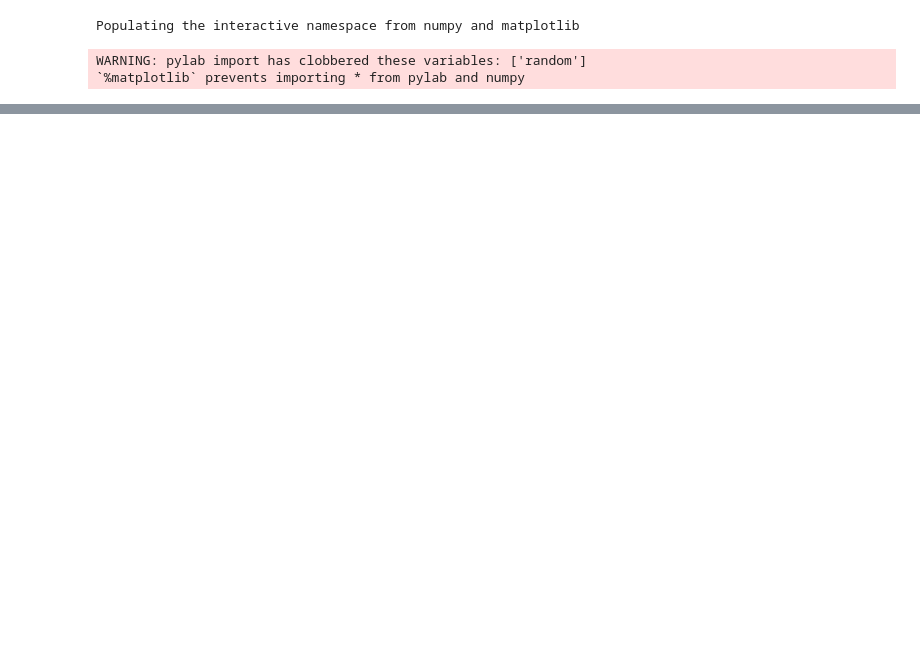
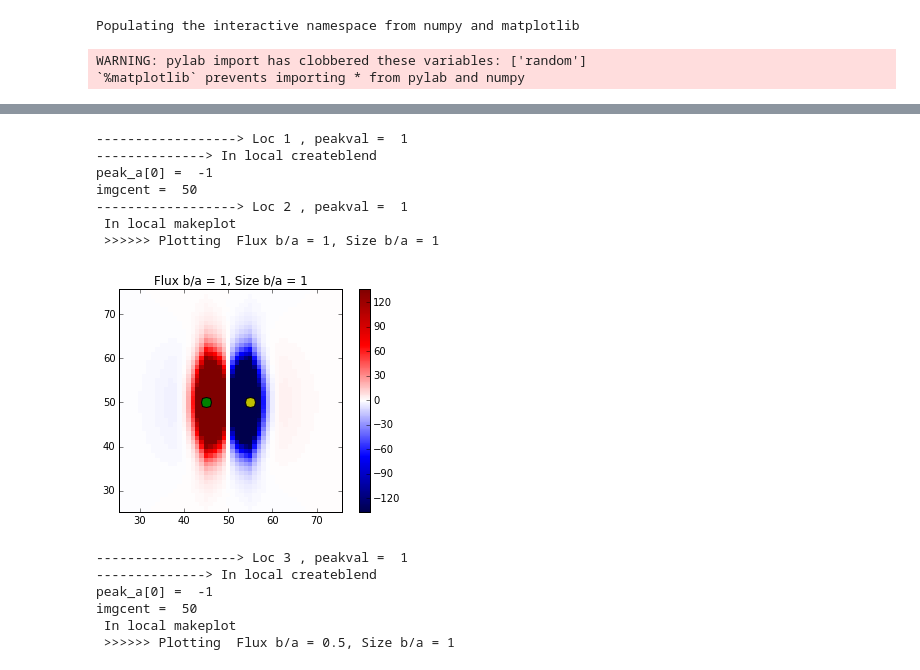
Before and after one commit to alvarezcl/galsim_work, a Jupyter notebook: mssgversion_code/mssg_deblendAndPlotResids.ipynb, the cells around one changed output, grey strips where cells are left out. Saved outputs shown, nothing was run; the diff lists cells and outputs as text; code cells hidden in the pictures; blank space fills up the shorter version.

```diff
--- a/mssgversion_code/mssg_deblendAndPlotResids.ipynb
+++ b/mssgversion_code/mssg_deblendAndPlotResids.ipynb
@@ -318,0 +340,80 @@ Plotting resid
+# %%
+
+##################
+peakval =1
+
+print "------------------> Loc 1 , peakval = ", peakval
+
+flux_bTOa = 1
+size_bTOa = 1
+blend, unblends = create_blend(peak_a, peak_b, flux_bTOa =  flux_bTOa , size_bTOa = size_bTOa , e1a = e1ain,  e2a = e2ain, e1b = e1bin ,e2b = e2bin, imgsize= imsize, pixelscale = pixel_scale, mrkrsize = 10)
+templates, template_fractions, children = mssg_deblend.deblend(blend.array, peaks_pix, interpolate=False, force_interpolate = False)
+print "------------------> Loc 2 , peakval = ", peakval
+pltcontent = (children[0] - unblends[0].array)/  peakval
+ax = fig.add_subplot(231)
+pltname = "Flux b/a = "+str(flux_bTOa) + ", Size b/a = "+str(size_bTOa)
+makeplot(pltname, pltcontent,  centre=center)
+
+print "------------------> Loc 3 , peakval = ", peakval
+
+flux_bTOa = 0.5
+size_bTOa = 1
+blend, unblends = create_blend(peak_a, peak_b, flux_bTOa =  flux_bTOa , size_bTOa = size_bTOa, e1a = e1ain,  e2a = e2ain, e1b = e1bin ,e2b = e2bin, imgsize= imsize, pixelscale = pixel_scale, mrkrsize = 10)
+templates, template_fractions, children = mssg_deblend.deblend(blend.array, peaks_pix, interpolate=False, force_interpolate = False)
+pltcontent = (children[0] - unblends[0].array)/  peakval
+ax = fig.add_subplot(232)
+pltname = "Flux b/a = "+str(flux_bTOa) + ", Size b/a = "+str(size_bTOa)
+makeplot(pltname, pltcontent,  centre=center)
+
+flux_bTOa = 0.2
+size_bTOa = 1
+blend, unblends = create_blend(peak_a, peak_b, flux_bTOa = flux_bTOa , size_bTOa = size_bTOa, e1a = e1ain,  e2a = e2ain, e1b = e1bin ,e2b = e2bin, imgsize= imsize, pixelscale = pixel_scale, mrkrsize = 10)
+templates, template_fractions, children = mssg_deblend.deblend(blend.array, peaks_pix, interpolate=False, force_interpolate = False)
+pltcontent = (children[0] - unblends[0].array)/  peakval
+ax = fig.add_subplot(233)
+pltname = "Flux b/a = "+str(flux_bTOa) + ", Size b/a = "+str(size_bTOa)
+makeplot(pltname, pltcontent,  centre=center)
+
+###########
+
+flux_bTOa = 1
+size_bTOa = 1.5
+blend, unblends = create_blend(peak_a, peak_b, flux_bTOa =  flux_bTOa , size_bTOa = size_bTOa , e1a = e1ain,  e2a = e2ain, e1b = e1bin ,e2b = e2bin, imgsize= imsize, pixelscale = pixel_scale, mrkrsize = 10)
+templates, template_fractions, children = mssg_deblend.deblend(blend.array, peaks_pix, interpolate=False, force_interpolate = False)
+pltcontent = (children[0] - unblends[0].array)/  peakval
+ax = fig.add_subplot(234)
+pltname = "Flux b/a = "+str(flux_bTOa) + ", Size b/a = "+str(size_bTOa)
+makeplot(pltname, pltcontent,  centre=center)
+
+flux_bTOa = 0.5
+size_bTOa = 1.5
+blend, unblends = create_blend(peak_a, peak_b, flux_bTOa =  flux_bTOa , size_bTOa = size_bTOa, e1a = e1ain,  e2a = e2ain, e1b = e1bin ,e2b = e2bin, imgsize= imsize, pixelscale = pixel_scale, mrkrsize = 10)
+templates, template_fractions, children = mssg_deblend.deblend(blend.array, peaks_pix, interpolate=False, force_interpolate = False)
+pltcontent = (children[0] - unblends[0].array)/  peakval
+ax = fig.add_subplot(235)
+pltname = "Flux b/a = "+str(flux_bTOa) + ", Size b/a = "+str(size_bTOa)
+makeplot(pltname, pltcontent,  centre=center)
+
+flux_bTOa = 0.2
+size_bTOa = 1.5
+blend, unblends = create_blend(peak_a, peak_b, flux_bTOa = flux_bTOa , size_bTOa = size_bTOa, e1a = e1ain,  e2a = e2ain, e1b = e1bin ,e2b = e2bin, imgsize= imsize, pixelscale = pixel_scale, mrkrsize = 10)
+templates, template_fractions, children = mssg_deblend.deblend(blend.array, peaks_pix, interpolate=False, force_interpolate = False)
+pltcontent = (children[0] - unblends[0].array)/  peakval
+ax = fig.add_subplot(236)
+pltname = "Flux b/a = "+str(flux_bTOa) + ", Size b/a = "+str(size_bTOa)
+makeplot(pltname, pltcontent,  centre=center)
+# %% [output]
+------------------> Loc 1 , peakval =  1
+--------------> In local createblend
+peak_a[0] =  -1
+imgcent =  50
+------------------> Loc 2 , peakval =  1
+ In local makeplot
+ >>>>>> Plotting  Flux b/a = 1, Size b/a = 1
+[figure, added]
+------------------> Loc 3 , peakval =  1
+--------------> In local createblend
+peak_a[0] =  -1
+imgcent =  50
+ In local makeplot
+ >>>>>> Plotting  Flux b/a = 0.5, Size b/a = 1
```
Also changed, not shown: parts of 9 cells of this notebook, 2 other files.
